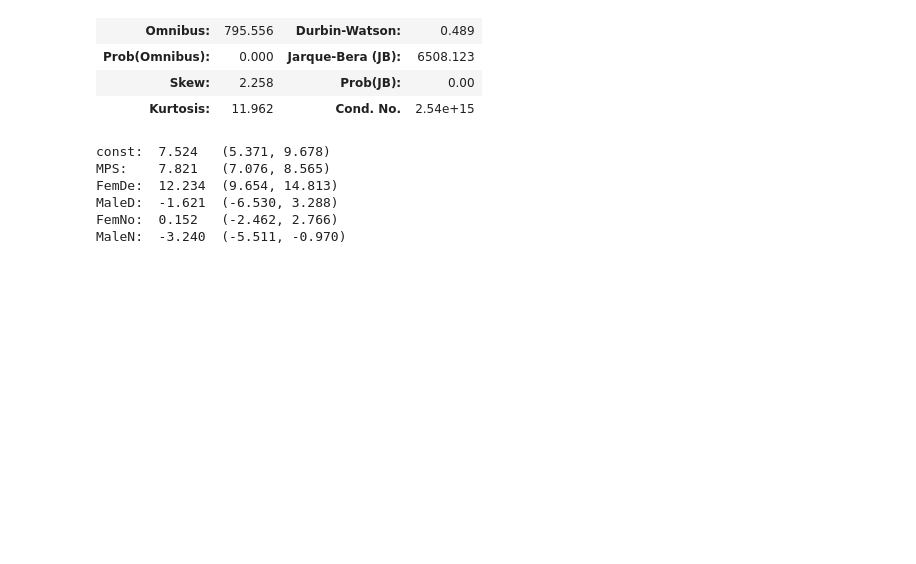
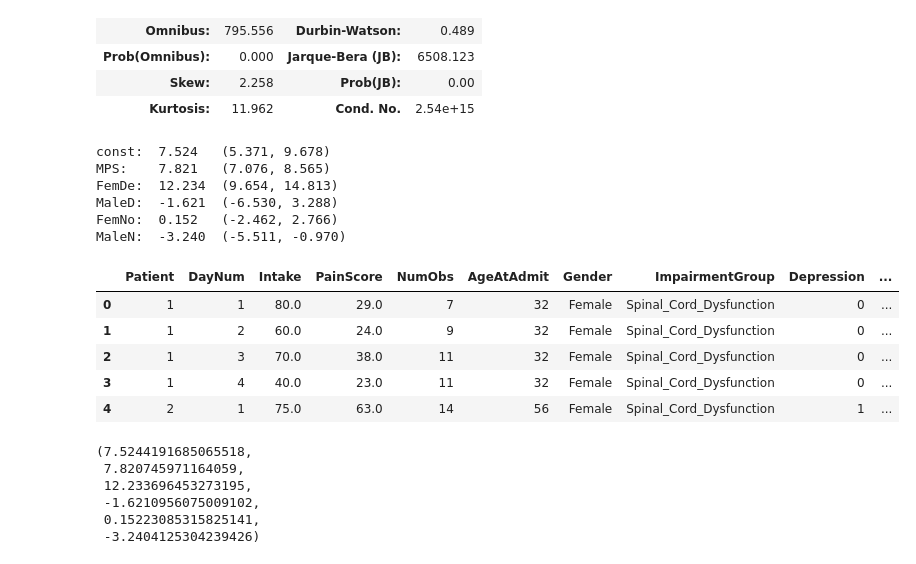
Before and after one commit to JWKennington/collab-mpow, a Jupyter notebook: notebooks/retroactive-analysis.ipynb, the cells around one changed output. Drawn from its saved outputs; the diff is of its cells as text; code cells hidden in the pictures; blank space fills up the shorter version.

```diff
--- a/notebooks/retroactive-analysis.ipynb
+++ b/notebooks/retroactive-analysis.ipynb
@@ -166,3 +227,12 @@ FemDe:  12.234  (9.654, 14.813)
 MaleD:  -1.621  (-6.530, 3.288)
 FemNo:  0.152   (-2.462, 2.766)
 MaleN:  -3.240  (-5.511, -0.970)
+# %%
+dgi.head()
+# %% [output]
+|  | Patient | DayNum | Intake | PainScore | NumObs | AgeAtAdmit | Gender | ImpairmentGroup | Depression | ... |
+| 0 | 1 | 1 | 80.0 | 29.0 | 7 | 32 | Female | Spinal_Cord_Dysfunction | 0 | ... |
+| 1 | 1 | 2 | 60.0 | 24.0 | 9 | 32 | Female | Spinal_Cord_Dysfunction | 0 | ... |
+| 2 | 1 | 3 | 70.0 | 38.0 | 11 | 32 | Female | Spinal_Cord_Dysfunction | 0 | ... |
+| 3 | 1 | 4 | 40.0 | 23.0 | 11 | 32 | Female | Spinal_Cord_Dysfunction | 0 | ... |
+| 4 | 2 | 1 | 75.0 | 63.0 | 14 | 56 | Female | Spinal_Cord_Dysfunction | 1 | ... |
@@ -168,0 +241,9 @@ MaleN:  -3.240  (-5.511, -0.970)
+# %%
+beta0, beta1, femdep, maledep, femnon, malenon
+# %% [output]
+(7.5244191685065518,
+ 7.820745971164059,
+ 12.233696453273195,
+ -1.6210956075009102,
+ 0.15223085315825141,
+ -3.2404125304239426)
```
Also changed, not shown: parts of 21 cells of this notebook.
